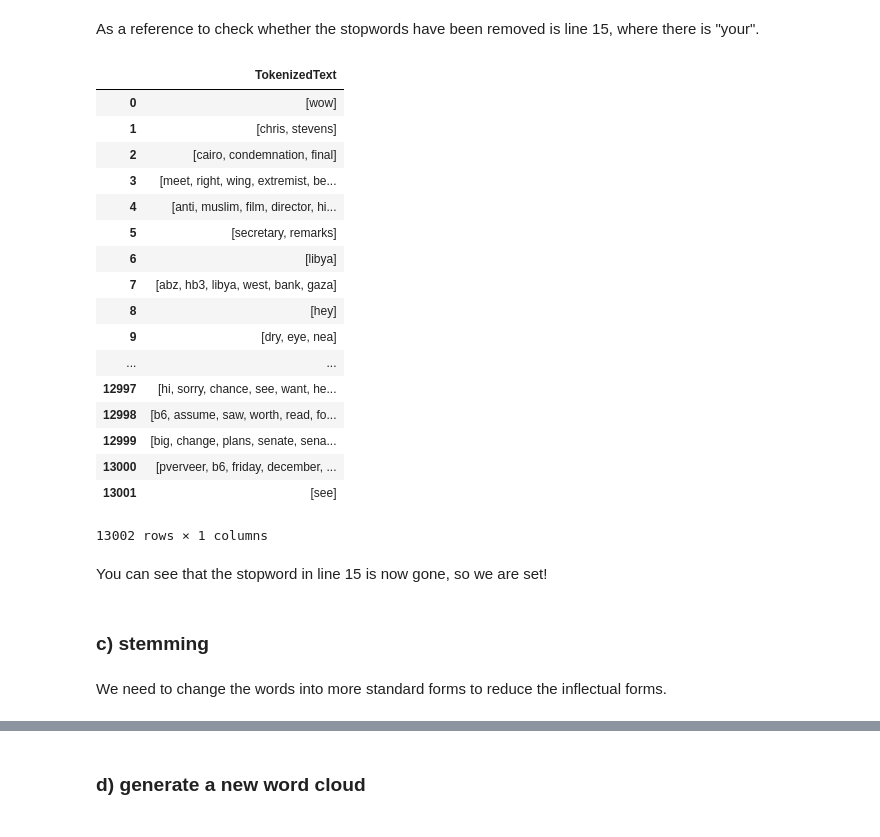
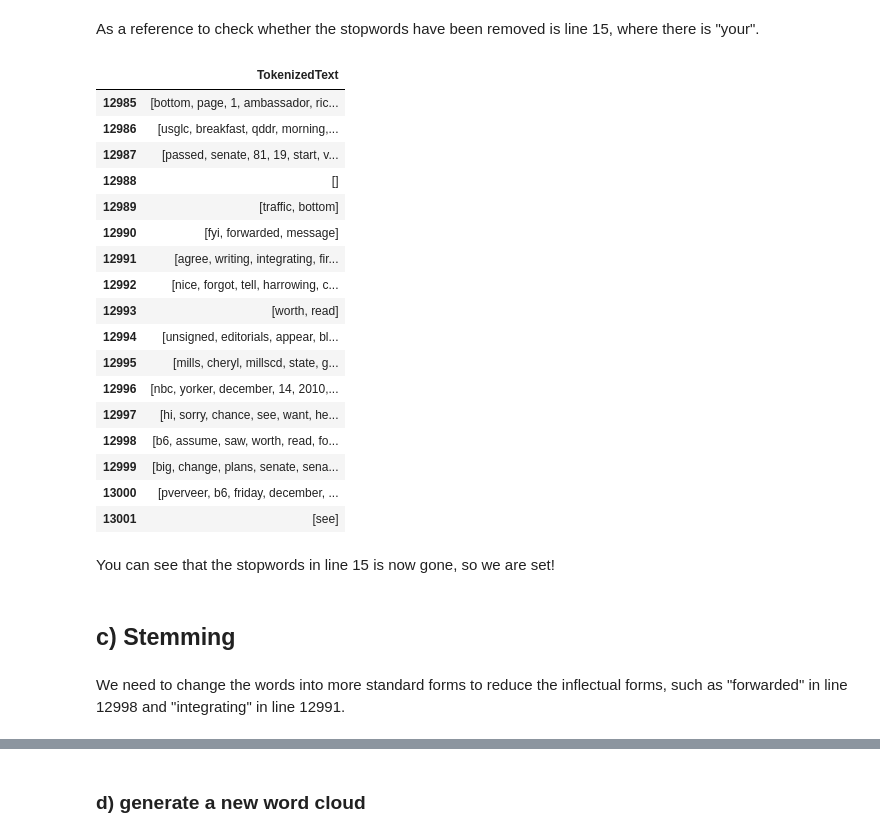
Before and after one commit to Merinorus/adaisawesome, a Jupyter notebook: Homework/05 - Taming Text/HW05_awesometeam_Q1.ipynb, the cells around one changed output, grey strips where cells are left out. Cells and saved outputs as stored; diff of their text form; code cells hidden in the pictures.

```diff
--- a/Homework/05 - Taming Text/HW05_awesometeam_Q1.ipynb
+++ b/Homework/05 - Taming Text/HW05_awesometeam_Q1.ipynb
@@ -132,7 +120,7 @@ from nltk import word_tokenize
 from nltk.tokenize import RegexpTokenizer
 tokenizer = RegexpTokenizer(r'\w+')
 # %%
-data_tokenized = data_clean
+data_tokenized = data_clean.copy()
 for index, row in data_tokenized.iterrows():
     row['Text'] = tokenizer.tokenize(row['Text'])
 data_tokenized.columns = ['TokenizedText']
@@ -164,32 +152,32 @@ print(stopwords.words("english") )
 As a reference to check whether the stopwords have been removed is line 15, where there is "your".
 # %%
 # Remove stop words from "words"
-data_no_stop = data_tokenized
+data_no_stop = data_tokenized.copy()
 data_no_stop['TokenizedText'] = data_no_stop['TokenizedText'].apply(lambda x: [item for item in x if item not in stop])
-data_no_stop
+data_no_stop.tail(17)
 # %% [output]
 |  | TokenizedText |
-| 0 | [wow] |
-| 1 | [chris, stevens] |
-| 2 | [cairo, condemnation, final] |
-| 3 | [meet, right, wing, extremist, be... |
-| 4 | [anti, muslim, film, director, hi... |
-| 5 | [secretary, remarks] |
-| 6 | [libya] |
-| 7 | [abz, hb3, libya, west, bank, gaza] |
-| 8 | [hey] |
-| 9 | [dry, eye, nea] |
-| ... | ... |
+| 12985 | [bottom, page, 1, ambassador, ric... |
+| 12986 | [usglc, breakfast, qddr, morning,... |
+| 12987 | [passed, senate, 81, 19, start, v... |
+| 12988 | [] |
+| 12989 | [traffic, bottom] |
+| 12990 | [fyi, forwarded, message] |
+| 12991 | [agree, writing, integrating, fir... |
+| 12992 | [nice, forgot, tell, harrowing, c... |
+| 12993 | [worth, read] |
+| 12994 | [unsigned, editorials, appear, bl... |
+| 12995 | [mills, cheryl, millscd, state, g... |
+| 12996 | [nbc, yorker, december, 14, 2010,... |
 | 12997 | [hi, sorry, chance, see, want, he... |
 | 12998 | [b6, assume, saw, worth, read, fo... |
 | 12999 | [big, change, plans, senate, sena... |
 | 13000 | [pverveer, b6, friday, december, ... |
 | 13001 | [see] |
-13002 rows × 1 columns
 # %% [markdown]
-You can see that the stopword in line 15 is now gone, so we are set!
+You can see that the stopwords in line 15 is now gone, so we are set!
 # %% [markdown]
-### c) stemming
+## c) Stemming
 # %% [markdown]
-We need to change the words into more standard forms to reduce the inflectual forms.
+We need to change the words into more standard forms to reduce the inflectual forms, such as "forwarded" in line 12998 and "integrating" in line 12991.
 # %%
```
Also changed, not shown: parts of 18 cells of this notebook, 2 other files.
